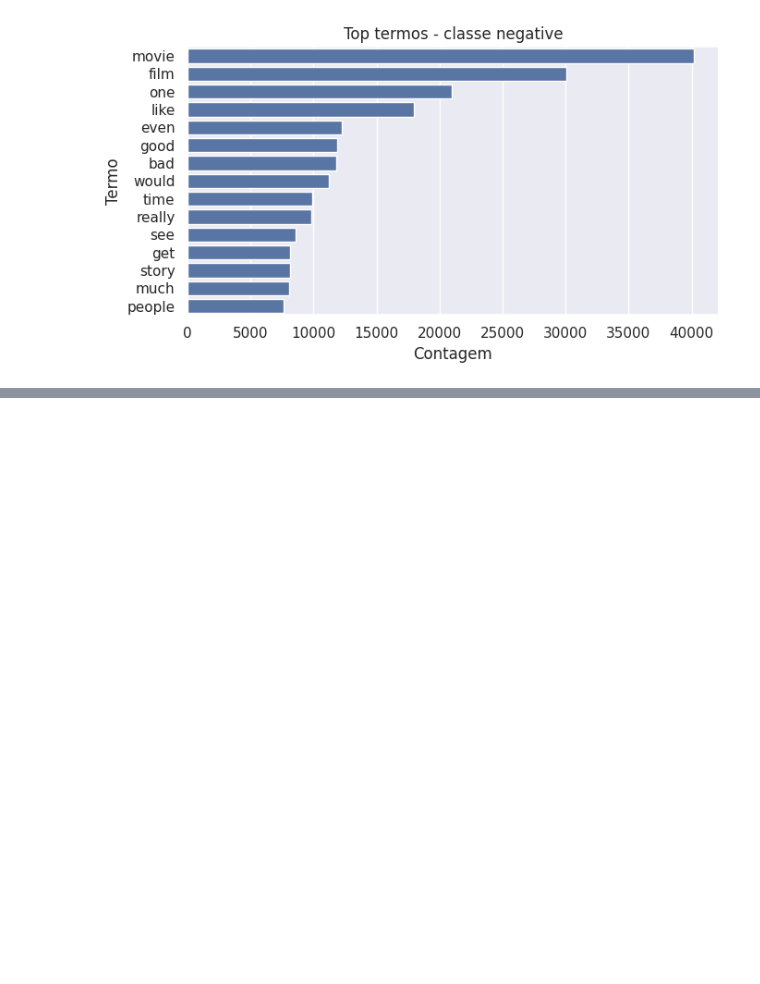
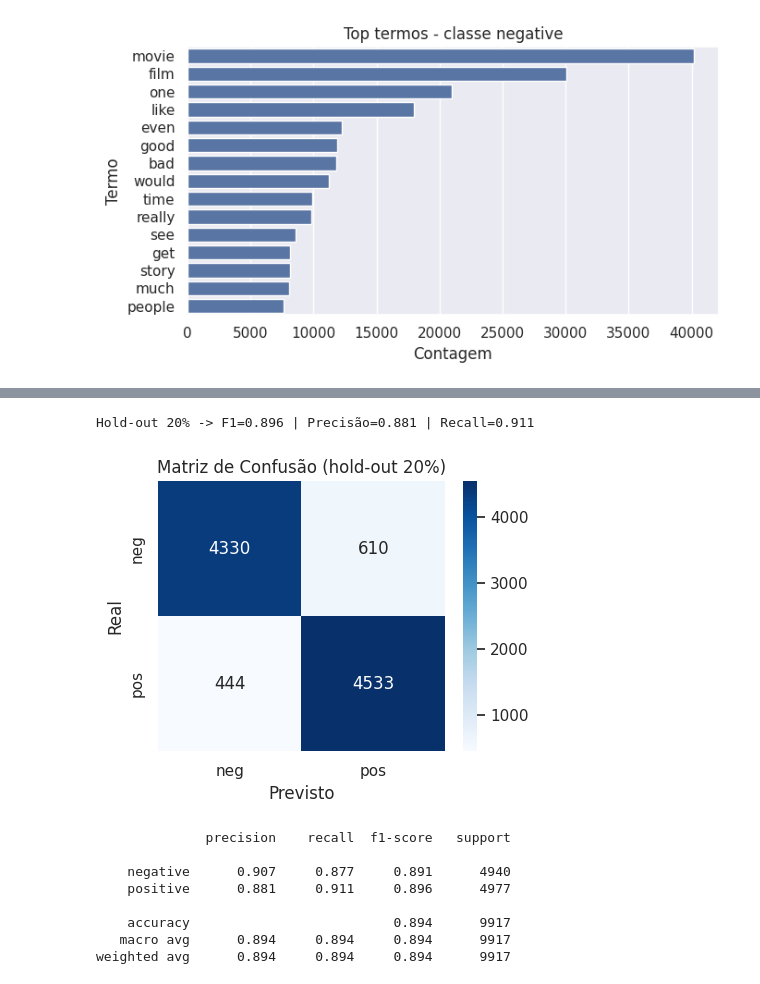
Before and after one commit to Projeto-Aplicado-Mackenzie-2025-2/projetoaplicado2-2025, a Jupyter notebook: src/movies_feelings_analysis.ipynb, the cells around one changed output, grey strips where cells are left out. Drawn from its saved outputs; the diff is of its cells as text; code cells hidden in the pictures; blank space fills up the shorter version.

```diff
--- a/src/movies_feelings_analysis.ipynb
+++ b/src/movies_feelings_analysis.ipynb
@@ -246,0 +288,19 @@ plt.show()
+# %%
+# Split estratificado 80/20
+
+from sklearn.model_selection import train_test_split
+RANDOM_STATE = 42
+
+X_train, X_val, y_train, y_val = train_test_split(
+    df_clean['text'], df_clean['label'],
+    test_size=0.20, stratify=df_clean['label'], random_state=RANDOM_STATE
+)
+
+def dist(series):
+    return series.value_counts(normalize=True).sort_index().round(3).to_dict()
+
+print(
+    "Split estratificado 80/20 concluído (random_state=42).\n"
+    f"- Treino: {len(X_train)} registros | Distribuição: {dist(y_train)}\n"
+    f"- Validação: {len(X_val)} registros | Distribuição: {dist(y_val)}"
+)
@@ -246,0 +358,40 @@ plt.show()
+# %%
+# AVALIAÇÃO NO HOLD-OUT (20%) + MATRIZ DE CONFUSÃO
+# - Usa o melhor pipeline do GridSearch (TF-IDF + LogReg) para prever no conjunto de validação (20%).
+# - Calcula métricas principais para a classe positiva: F1 (principal), Precisão e Recall.
+# - Salva um CSV com as métricas em reports/metrics_holdout.csv.
+# - Gera e salva a Matriz de Confusão em reports/confusion_matrix.png.
+#   * Linhas = rótulo real; Colunas = rótulo previsto; ordem: ['negative','positive'].
+
+
+import seaborn as sns, matplotlib.pyplot as plt
+from sklearn.metrics import f1_score, precision_score, recall_score, confusion_matrix, classification_report
+
+best_model = grid.best_estimator_
+y_pred = best_model.predict(X_val)
+
+f1  = f1_score(y_val, y_pred, pos_label='positive')
+pre = precision_score(y_val, y_pred, pos_label='positive')
+rec = recall_score(y_val, y_pred, pos_label='positive')
+print(f"Hold-out 20% -> F1={f1:.3f} | Precisão={pre:.3f} | Recall={rec:.3f}")
+
+pd.DataFrame([{'f1':f1, 'precision':pre, 'recall':rec}]).to_csv('reports/metrics_holdout.csv', index=False)
+
+cm = confusion_matrix(y_val, y_pred, labels=['negative','positive'])
+plt.figure(figsize=(4.6,3.8))
+sns.heatmap(cm, annot=True, fmt='d', cmap='Blues', xticklabels=['neg','pos'], yticklabels=['neg','pos'])
+plt.title('Matriz de Confusão (hold-out 20%)'); plt.xlabel('Previsto'); plt.ylabel('Real')
+plt.tight_layout(); plt.savefig('reports/confusion_matrix.png', dpi=150); plt.show()
+
+print(classification_report(y_val, y_pred, digits=3))
+# %% [output]
+Hold-out 20% -> F1=0.896 | Precisão=0.881 | Recall=0.911
+[figure, added]
+              precision    recall  f1-score   support
+
+    negative      0.907     0.877     0.891      4940
+    positive      0.881     0.911     0.896      4977
+
+    accuracy                          0.894      9917
+   macro avg      0.894     0.894     0.894      9917
+weighted avg      0.894     0.894     0.894      9917
```
Also changed, not shown: parts of 11 cells of this notebook, 16 other files.
